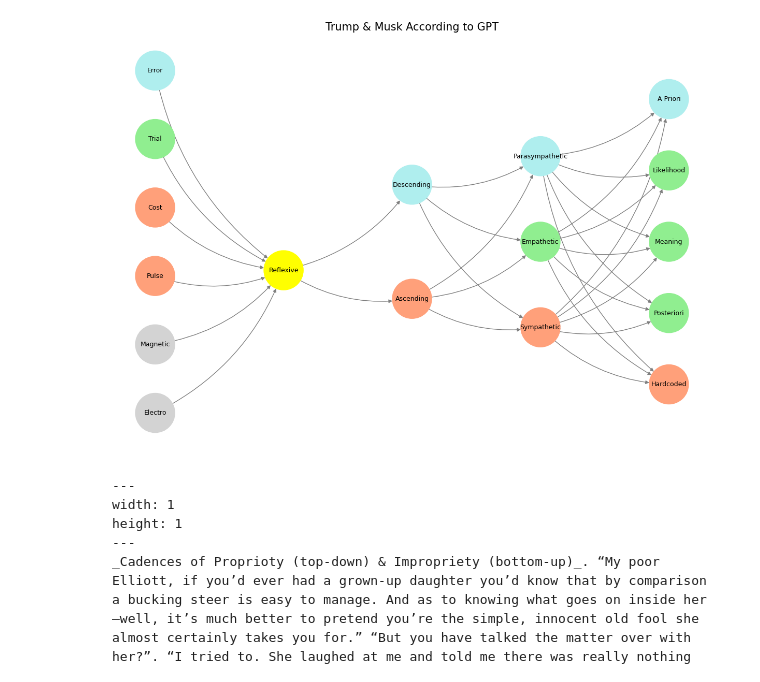
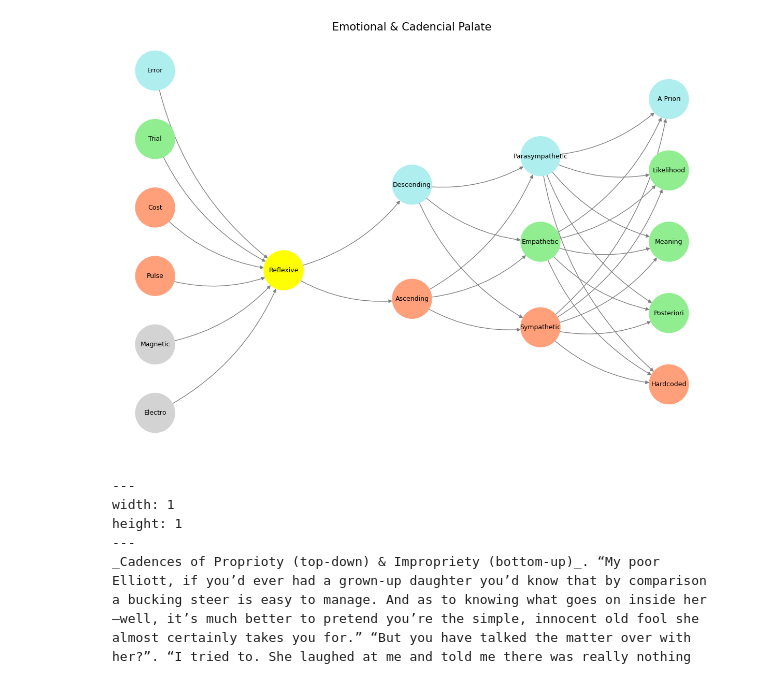
Before and after one commit to abikesa/palate, a Jupyter notebook: kitabo/ensi/_build/jupyter_execute/index.ipynb, the cells around one changed output. Drawn from its saved outputs; the diff is of its cells as text; code cells hidden in the pictures.

Commit message:
emotional & cadencial palate

````diff
--- a/kitabo/ensi/_build/jupyter_execute/index.ipynb
+++ b/kitabo/ensi/_build/jupyter_execute/index.ipynb
@@ -67,35 +67,35 @@ def visualize_nn():
     pos = {}
     node_colors = []
 
     # Add nodes and assign positions
     for i, (layer_name, nodes) in enumerate(layers.items()):
         positions = calculate_positions(nodes, x_offset=i * 2)
         for node, position in zip(nodes, positions):
             G.add_node(node, layer=layer_name)
             pos[node] = position
             node_colors.append(colors.get(node, 'lightgray'))
 
     # Add edges (automated for consecutive layers)
     layer_names = list(layers.keys())
     for i in range(len(layer_names) - 1):
         source_layer, target_layer = layer_names[i], layer_names[i + 1]
         for source in layers[source_layer]:
             for target in layers[target_layer]:
                 G.add_edge(source, target)
 
     # Draw the graph
     plt.figure(figsize=(12, 8))
     nx.draw(
         G, pos, with_labels=True, node_color=node_colors, edge_color='gray',
         node_size=3000, font_size=9, connectionstyle="arc3,rad=0.2"
     )
-    plt.title("Trump & Musk According to GPT", fontsize=15)
+    plt.title("Emotional & Cadencial Palate", fontsize=15)
     plt.show()
 
 # Run the visualization
 visualize_nn()
 # %% [output]
-[figure, old version]
+[figure, new version]
 # %% [markdown]
 ```{figure} figures/blanche.*
 ---
````
Also changed, not shown: 6 other files.
